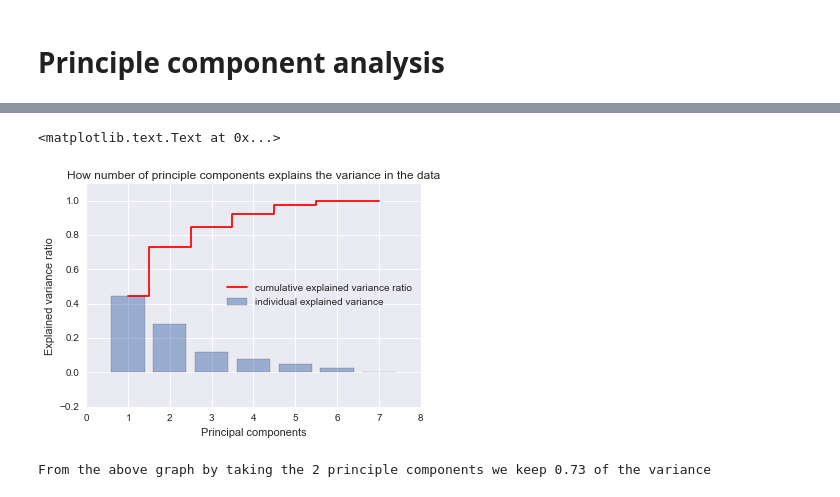
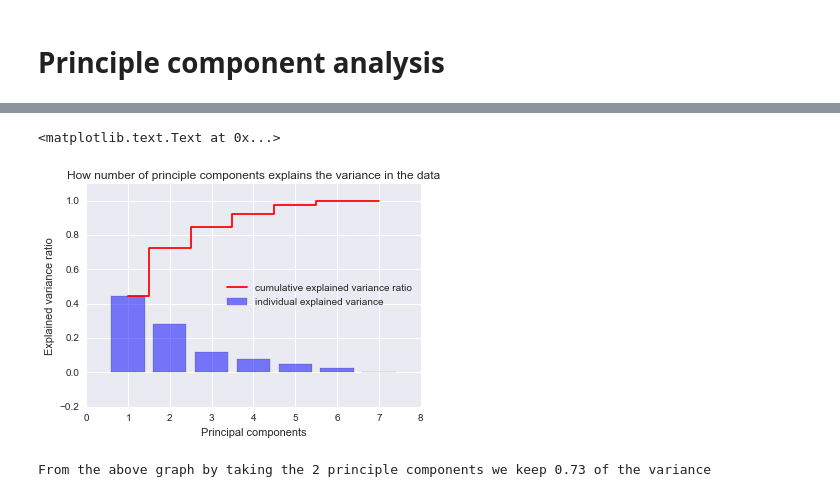
Before and after one commit to Fungie/Data_science_tasks, a Jupyter notebook: Predicting company website conversion rate.ipynb, the cells around one changed output, grey strips where cells are left out. Drawn from its saved outputs; the diff is of its cells as text; code cells hidden in the pictures.

```diff
--- a/Predicting company website conversion rate.ipynb
+++ b/Predicting company website conversion rate.ipynb
@@ -335,20 +338,20 @@ eigen_vals, eigen_vecs = np.linalg.eig(cov_mat)
 # %%
 tot = sum(eigen_vals)
 var_exp = [(i / tot) for i in sorted(eigen_vals,reverse=True)]
 cum_var_exp = np.cumsum(var_exp)
 
 plt.bar(range(1,8),var_exp,alpha = 0.5, align='center',
-       label='individual explained variance')
+       label='individual explained variance',color='blue')
 plt.step(range(1,8),cum_var_exp,where='mid',
         label = 'cumulative explained variance ratio',color='r')
 plt.ylabel('Explained variance ratio')
 plt.ylim([-0.2,1.1])
 plt.xlabel('Principal components')
 plt.legend(loc='center right')
 plt.title('How number of principle components explains the variance in the data')
 # %% [output]
 <matplotlib.text.Text at 0x...>
-[figure, old version]
+[figure, new version]
 # %%
 print 'From the above graph by taking the 2 principle components we keep %.2f of the variance' %cum_var_exp[1]
 # %% [output]
```
Also changed, not shown: parts of 8 cells of this notebook.
